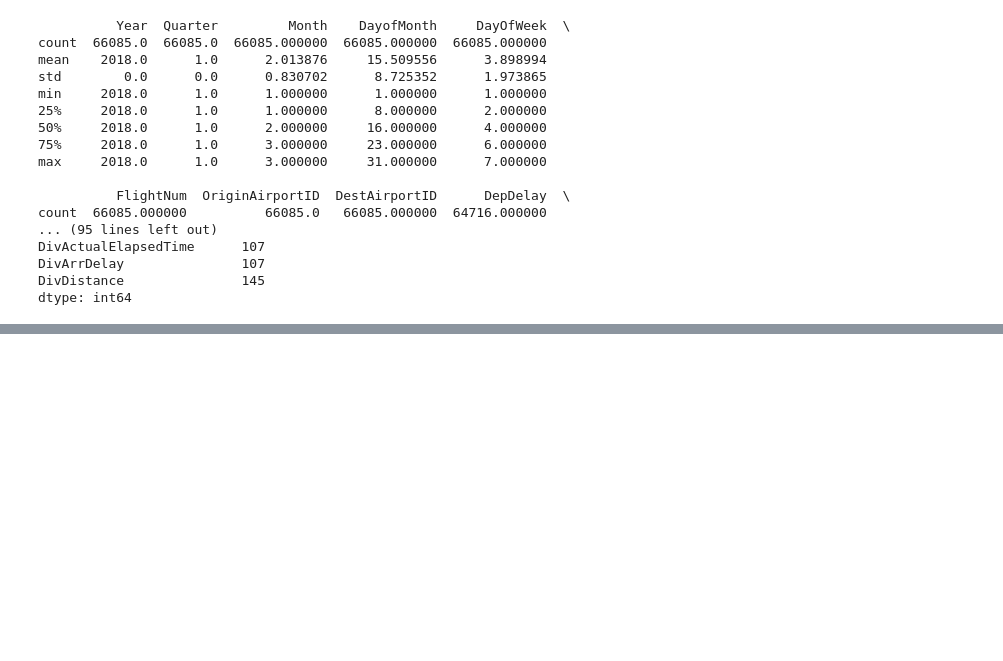
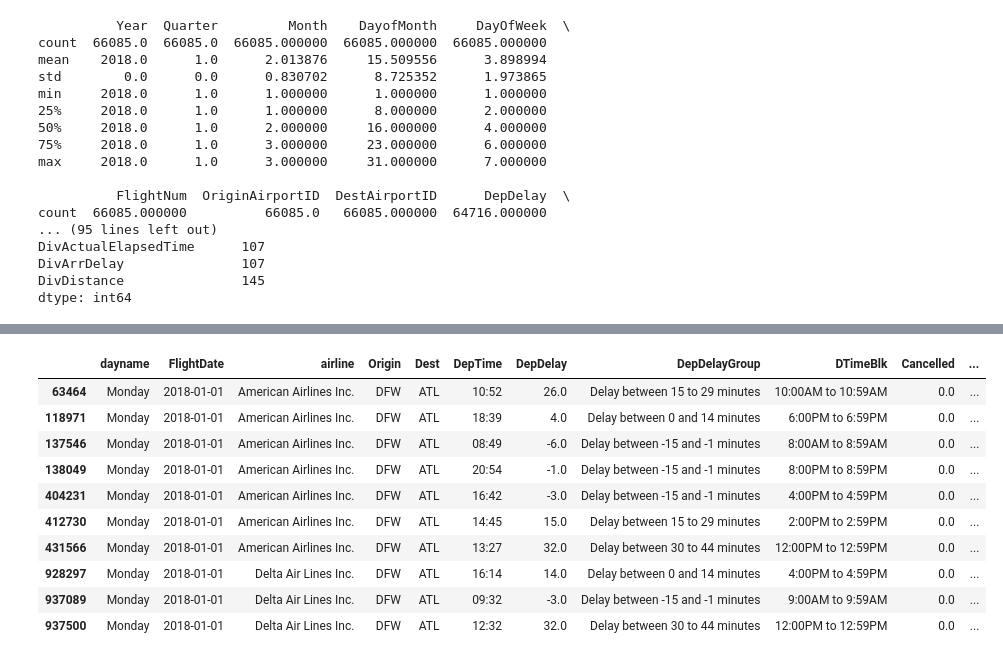
Before and after one commit to teresa201/MachineLearning, a Jupyter notebook: Lab1.ipynb, the cells around one changed output, grey strips where cells are left out. Drawn from its saved outputs; the diff is of its cells as text; code cells hidden in the pictures; blank space fills up the shorter version.

```diff
--- a/Lab1.ipynb
+++ b/Lab1.ipynb
@@ -225,0 +204,5 @@ None
+# %%
+#Remove the missing data
+#Need to re-slice the DFW airport data from the dataframe
+df_dallas.dropna(inplace=True)
+df_dallas.count()
@@ -225,0 +231,16 @@ None
+# %%
+df_dallas_atl = df_dallas[df_dallas.Dest == 'ATL']
+df_dallas_atl_sorted = df_dallas_atl.sort_values(by=['FlightDate','airline'], ascending = True)
+df_dallas_atl_sorted.head(10)
+# %% [output]
+|  | dayname | FlightDate | airline | Origin | Dest | DepTime | DepDelay | DepDelayGroup | DTimeBlk | Cancelled | ... |
+| 63464 | Monday | 2018-01-01 | American Airlines Inc. | DFW | ATL | 10:52 | 26.0 | Delay between 15 to 29 minutes | 10:00AM to 10:59AM | 0.0 | ... |
+| 118971 | Monday | 2018-01-01 | American Airlines Inc. | DFW | ATL | 18:39 | 4.0 | Delay between 0 and 14 minutes | 6:00PM to 6:59PM | 0.0 | ... |
+| 137546 | Monday | 2018-01-01 | American Airlines Inc. | DFW | ATL | 08:49 | -6.0 | Delay between -15 and -1 minutes | 8:00AM to 8:59AM | 0.0 | ... |
+| 138049 | Monday | 2018-01-01 | American Airlines Inc. | DFW | ATL | 20:54 | -1.0 | Delay between -15 and -1 minutes | 8:00PM to 8:59PM | 0.0 | ... |
+| 404231 | Monday | 2018-01-01 | American Airlines Inc. | DFW | ATL | 16:42 | -3.0 | Delay between -15 and -1 minutes | 4:00PM to 4:59PM | 0.0 | ... |
+| 412730 | Monday | 2018-01-01 | American Airlines Inc. | DFW | ATL | 14:45 | 15.0 | Delay between 15 to 29 minutes | 2:00PM to 2:59PM | 0.0 | ... |
+| 431566 | Monday | 2018-01-01 | American Airlines Inc. | DFW | ATL | 13:27 | 32.0 | Delay between 30 to 44 minutes | 12:00PM to 12:59PM | 0.0 | ... |
+| 928297 | Monday | 2018-01-01 | Delta Air Lines Inc. | DFW | ATL | 16:14 | 14.0 | Delay between 0 and 14 minutes | 4:00PM to 4:59PM | 0.0 | ... |
+| 937089 | Monday | 2018-01-01 | Delta Air Lines Inc. | DFW | ATL | 09:32 | -3.0 | Delay between -15 and -1 minutes | 9:00AM to 9:59AM | 0.0 | ... |
+| 937500 | Monday | 2018-01-01 | Delta Air Lines Inc. | DFW | ATL | 12:32 | 32.0 | Delay between 30 to 44 minutes | 12:00PM to 12:59PM | 0.0 | ... |
```
Also changed, not shown: parts of 16 cells of this notebook.
